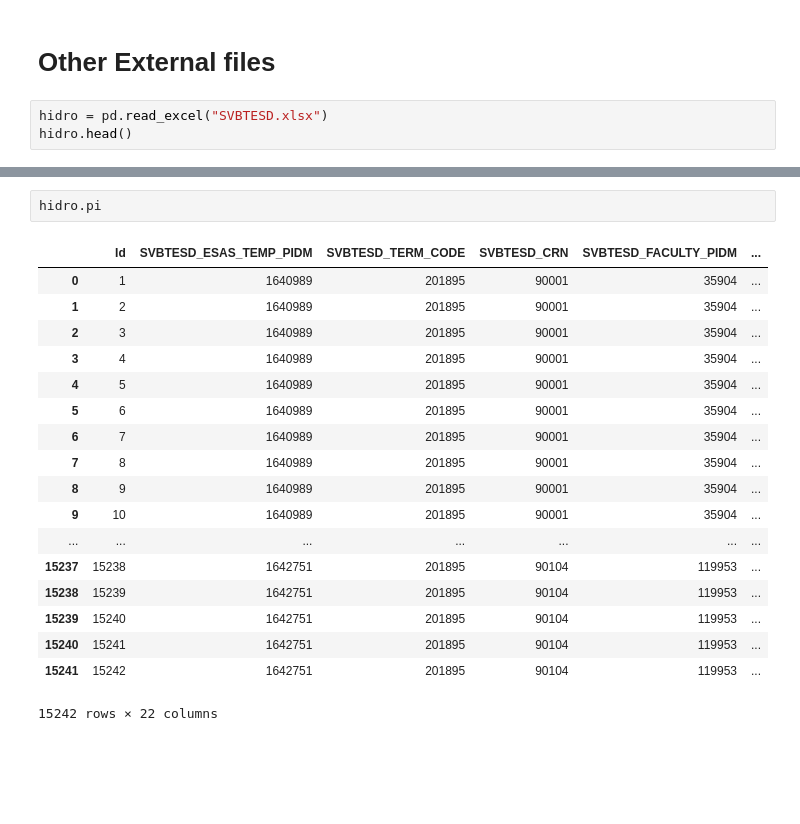
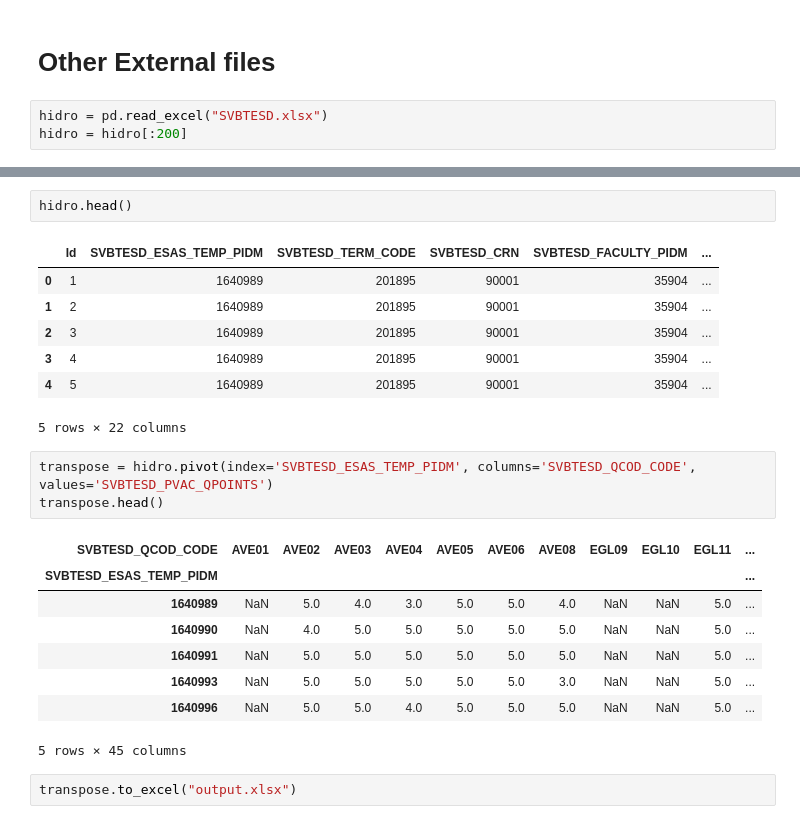
Before and after one commit to andrsGutirrz/Python-Knowledge, a Jupyter notebook: Pandas_walkthrough/Pandas Walkthrough.ipynb, the cells around one changed output, grey strips where cells are left out. Cells and saved outputs as stored; diff of their text form; blank space fills up the shorter version.

Commit message:
Mejorando pivot

```diff
--- a/Pandas_walkthrough/Pandas Walkthrough.ipynb
+++ b/Pandas_walkthrough/Pandas Walkthrough.ipynb
@@ -251,4 +251,4 @@ dtype: int64
 # Other External files
 # %%
 hidro = pd.read_excel("SVBTESD.xlsx")
-hidro.head()
+hidro = hidro[:200]
@@ -263,5 +255,5 @@ hidro.head()
 # %%
-hidro.pi
+hidro.head()
 # %% [output]
 |  | Id | SVBTESD_ESAS_TEMP_PIDM | SVBTESD_TERM_CODE | SVBTESD_CRN | SVBTESD_FACULTY_PIDM | ... |
 | 0 | 1 | 1640989 | 201895 | 90001 | 35904 | ... |
@@ -269,15 +261,18 @@ hidro.pi
 | 2 | 3 | 1640989 | 201895 | 90001 | 35904 | ... |
 | 3 | 4 | 1640989 | 201895 | 90001 | 35904 | ... |
 | 4 | 5 | 1640989 | 201895 | 90001 | 35904 | ... |
-| 5 | 6 | 1640989 | 201895 | 90001 | 35904 | ... |
-| 6 | 7 | 1640989 | 201895 | 90001 | 35904 | ... |
-| 7 | 8 | 1640989 | 201895 | 90001 | 35904 | ... |
-| 8 | 9 | 1640989 | 201895 | 90001 | 35904 | ... |
-| 9 | 10 | 1640989 | 201895 | 90001 | 35904 | ... |
-| ... | ... | ... | ... | ... | ... | ... |
-| 15237 | 15238 | 1642751 | 201895 | 90104 | 119953 | ... |
-| 15238 | 15239 | 1642751 | 201895 | 90104 | 119953 | ... |
-| 15239 | 15240 | 1642751 | 201895 | 90104 | 119953 | ... |
-| 15240 | 15241 | 1642751 | 201895 | 90104 | 119953 | ... |
-| 15241 | 15242 | 1642751 | 201895 | 90104 | 119953 | ... |
-15242 rows × 22 columns
+5 rows × 22 columns
+# %%
+transpose = hidro.pivot(index='SVBTESD_ESAS_TEMP_PIDM', columns='SVBTESD_QCOD_CODE', values='SVBTESD_PVAC_QPOINTS')
+transpose.head()
+# %% [output]
+| SVBTESD_QCOD_CODE | AVE01 | AVE02 | AVE03 | AVE04 | AVE05 | AVE06 | AVE08 | EGL09 | EGL10 | EGL11 | ... |
+| SVBTESD_ESAS_TEMP_PIDM |  |  |  |  |  |  |  |  |  |  | ... |
+| 1640989 | NaN | 5.0 | 4.0 | 3.0 | 5.0 | 5.0 | 4.0 | NaN | NaN | 5.0 | ... |
+| 1640990 | NaN | 4.0 | 5.0 | 5.0 | 5.0 | 5.0 | 5.0 | NaN | NaN | 5.0 | ... |
+| 1640991 | NaN | 5.0 | 5.0 | 5.0 | 5.0 | 5.0 | 5.0 | NaN | NaN | 5.0 | ... |
+| 1640993 | NaN | 5.0 | 5.0 | 5.0 | 5.0 | 5.0 | 3.0 | NaN | NaN | 5.0 | ... |
+| 1640996 | NaN | 5.0 | 5.0 | 4.0 | 5.0 | 5.0 | 5.0 | NaN | NaN | 5.0 | ... |
+5 rows × 45 columns
+# %%
+transpose.to_excel("output.xlsx")
```
Also changed, not shown: parts of 1 cell of this notebook.
